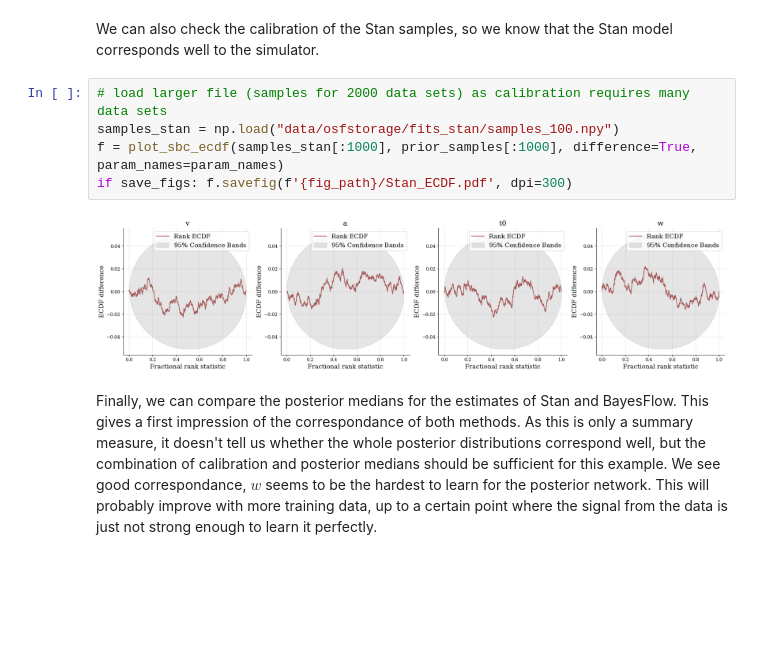
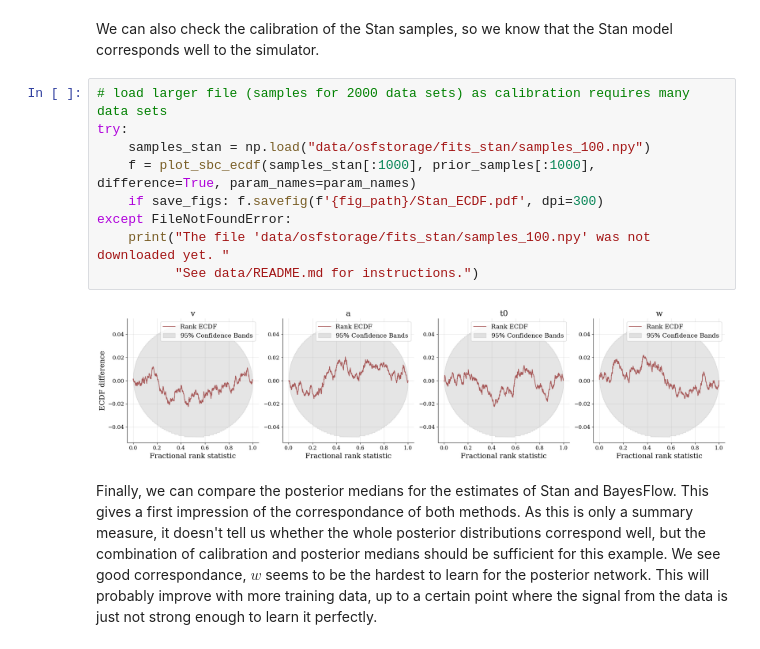
Before and after one commit to bayesflow-org/JANA-Paper, a Jupyter notebook: experiments/diffusion_model/01_joint.ipynb, the cells around one changed output. Drawn from its saved outputs; the diff is of its cells as text; blank space fills up the shorter version.

Commit message:
Diffusion model: Update notebooks and README

```diff
--- a/experiments/diffusion_model/01_joint.ipynb
+++ b/experiments/diffusion_model/01_joint.ipynb
@@ -294,11 +296,15 @@ if save_figs: f.savefig(f'{fig_path}/Stan_recovery.pdf', dpi=300)
 We can also check the calibration of the Stan samples, so we know that the Stan model corresponds well to the simulator.
 # %%
 # load larger file (samples for 2000 data sets) as calibration requires many data sets
-samples_stan = np.load("data/osfstorage/fits_stan/samples_100.npy")
-f = plot_sbc_ecdf(samples_stan[:1000], prior_samples[:1000], difference=True, param_names=param_names)
-if save_figs: f.savefig(f'{fig_path}/Stan_ECDF.pdf', dpi=300)
+try:
+    samples_stan = np.load("data/osfstorage/fits_stan/samples_100.npy")
+    f = plot_sbc_ecdf(samples_stan[:1000], prior_samples[:1000], difference=True, param_names=param_names)
+    if save_figs: f.savefig(f'{fig_path}/Stan_ECDF.pdf', dpi=300)
+except FileNotFoundError:
+    print("The file 'data/osfstorage/fits_stan/samples_100.npy' was not downloaded yet. "
+          "See data/README.md for instructions.")
 # %% [output]
-[figure, old version]
+[figure, new version]
 # %% [markdown]
 Finally, we can compare the posterior medians for the estimates of Stan and BayesFlow. This gives a first impression of the correspondance of both methods. As this is only a summary measure, it doesn't tell us whether the whole posterior distributions correspond well, but the combination of calibration and posterior medians should be sufficient for this example. We see good correspondance, $w$ seems to be the hardest to learn for the posterior network. This will probably improve with more training data, up to a certain point where the signal from the data is just not strong enough to learn it perfectly.
 # %%
```
Also changed, not shown: parts of 35 cells of this notebook, 2 other files.
